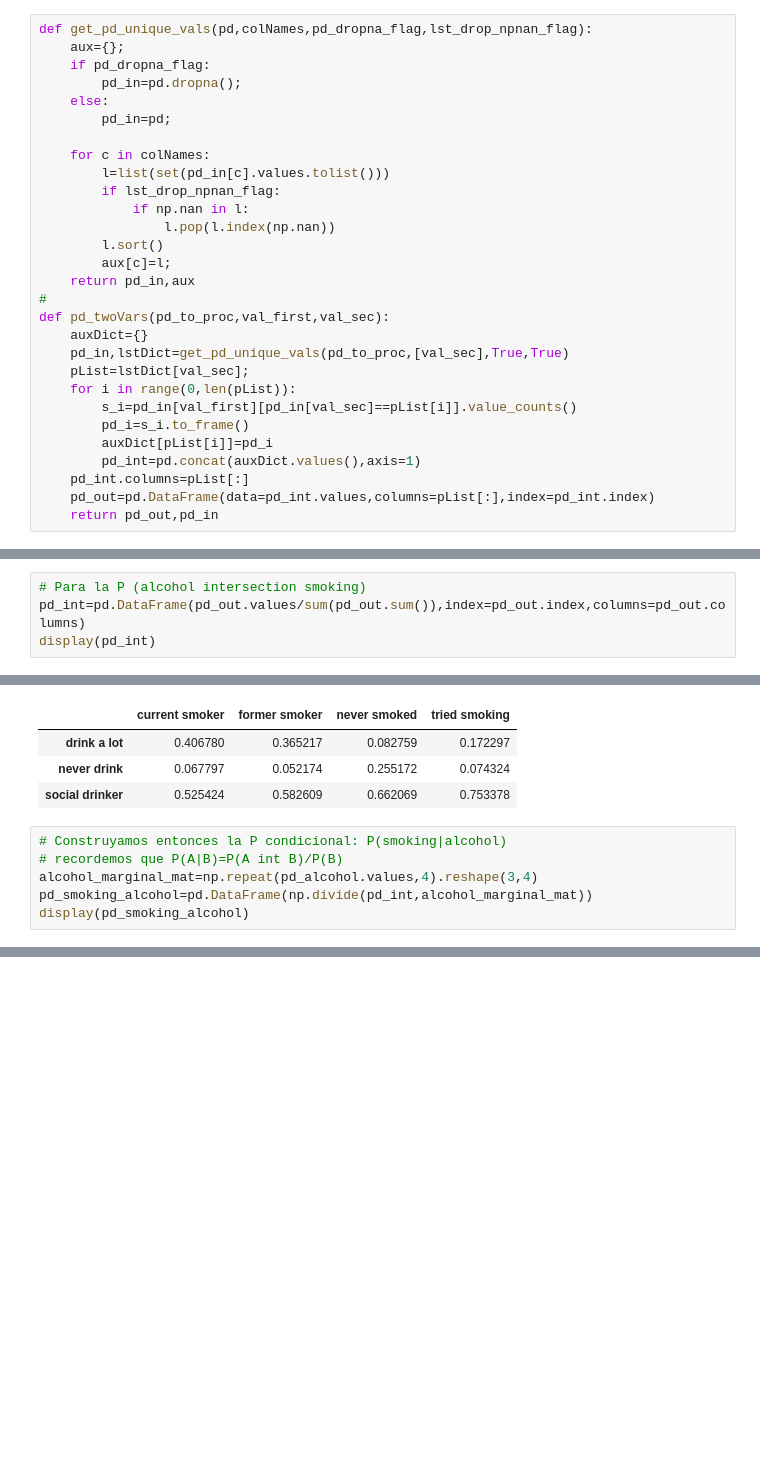
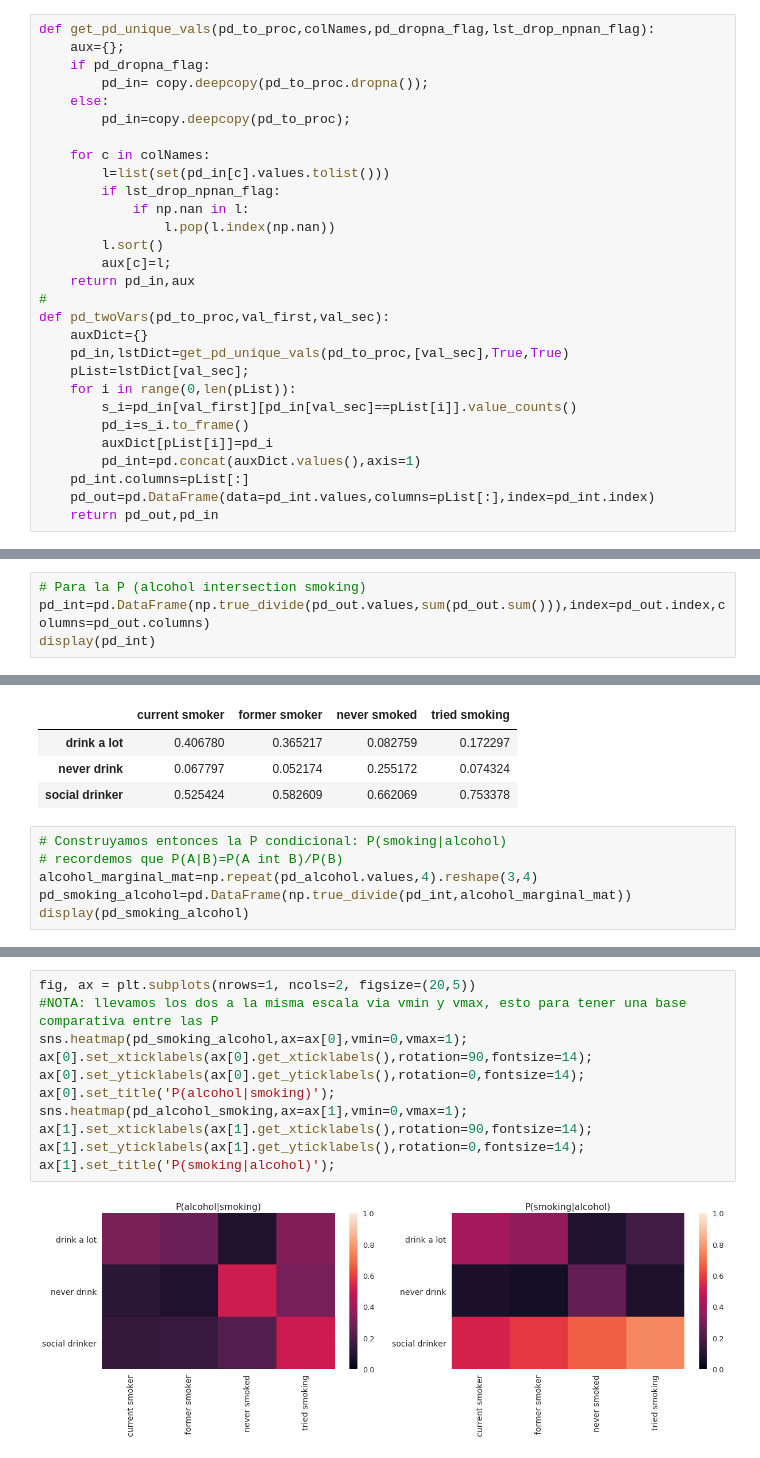
Before and after one commit to felixlapalma/diplodatos-ayv, a Jupyter notebook: ayv_2018/Laboratorio1.ipynb, the cells around one changed output, grey strips where cells are left out. Saved outputs shown, nothing was run; the diff lists cells and outputs as text; blank space fills up the shorter version.

```diff
--- a/ayv_2018/Laboratorio1.ipynb
+++ b/ayv_2018/Laboratorio1.ipynb
@@ -520,12 +520,12 @@ plt.show()
 # %% [markdown]
 Calcular la probabilidad marginal y conjunta, y la correlación entre otras dos variables, por ejemplo consumo de alcohol y tabaquismo.Representar visualmente la probabilidad conjunta entre los valores posibles de las variables elegidas.
 # %%
-def get_pd_unique_vals(pd,colNames,pd_dropna_flag,lst_drop_npnan_flag):
+def get_pd_unique_vals(pd_to_proc,colNames,pd_dropna_flag,lst_drop_npnan_flag):
     aux={};
     if pd_dropna_flag:
-        pd_in=pd.dropna();
+        pd_in= copy.deepcopy(pd_to_proc.dropna());
     else:
-        pd_in=pd;
+        pd_in=copy.deepcopy(pd_to_proc);
 
     for c in colNames:
         l=list(set(pd_in[c].values.tolist()))
@@ -589,7 +589,7 @@ display(pd_smoking)
 | tried smoking | 0.439169 |
 # %%
 # Para la P (alcohol intersection smoking)
-pd_int=pd.DataFrame(pd_out.values/sum(pd_out.sum()),index=pd_out.index,columns=pd_out.columns)
+pd_int=pd.DataFrame(np.true_divide(pd_out.values,sum(pd_out.sum())),index=pd_out.index,columns=pd_out.columns)
 display(pd_int)
 # %% [output]
 |  | current smoker | former smoker | never smoked | tried smoking |
@@ -611,6 +611,6 @@ display(pd_alcohol_smoking)
 # Construyamos entonces la P condicional: P(smoking|alcohol)
 # recordemos que P(A|B)=P(A int B)/P(B)
 alcohol_marginal_mat=np.repeat(pd_alcohol.values,4).reshape(3,4)
-pd_smoking_alcohol=pd.DataFrame(np.divide(pd_int,alcohol_marginal_mat))
+pd_smoking_alcohol=pd.DataFrame(np.true_divide(pd_int,alcohol_marginal_mat))
 display(pd_smoking_alcohol)
 # %% [output]
@@ -629,0 +621,13 @@ sns.heatmap(pd_alcohol_smoking,ax=ax[1]);
+# %%
+fig, ax = plt.subplots(nrows=1, ncols=2, figsize=(20,5))
+#NOTA: llevamos los dos a la misma escala via vmin y vmax, esto para tener una base comparativa entre las P
+sns.heatmap(pd_smoking_alcohol,ax=ax[0],vmin=0,vmax=1);
+ax[0].set_xticklabels(ax[0].get_xticklabels(),rotation=90,fontsize=14);
+ax[0].set_yticklabels(ax[0].get_yticklabels(),rotation=0,fontsize=14);
+ax[0].set_title('P(alcohol|smoking)');
+sns.heatmap(pd_alcohol_smoking,ax=ax[1],vmin=0,vmax=1);
+ax[1].set_xticklabels(ax[1].get_xticklabels(),rotation=90,fontsize=14);
+ax[1].set_yticklabels(ax[1].get_yticklabels(),rotation=0,fontsize=14);
+ax[1].set_title('P(smoking|alcohol)');
+# %% [output]
+[figure, added]
```
Also changed, not shown: parts of 11 cells of this notebook, 2 other files.
